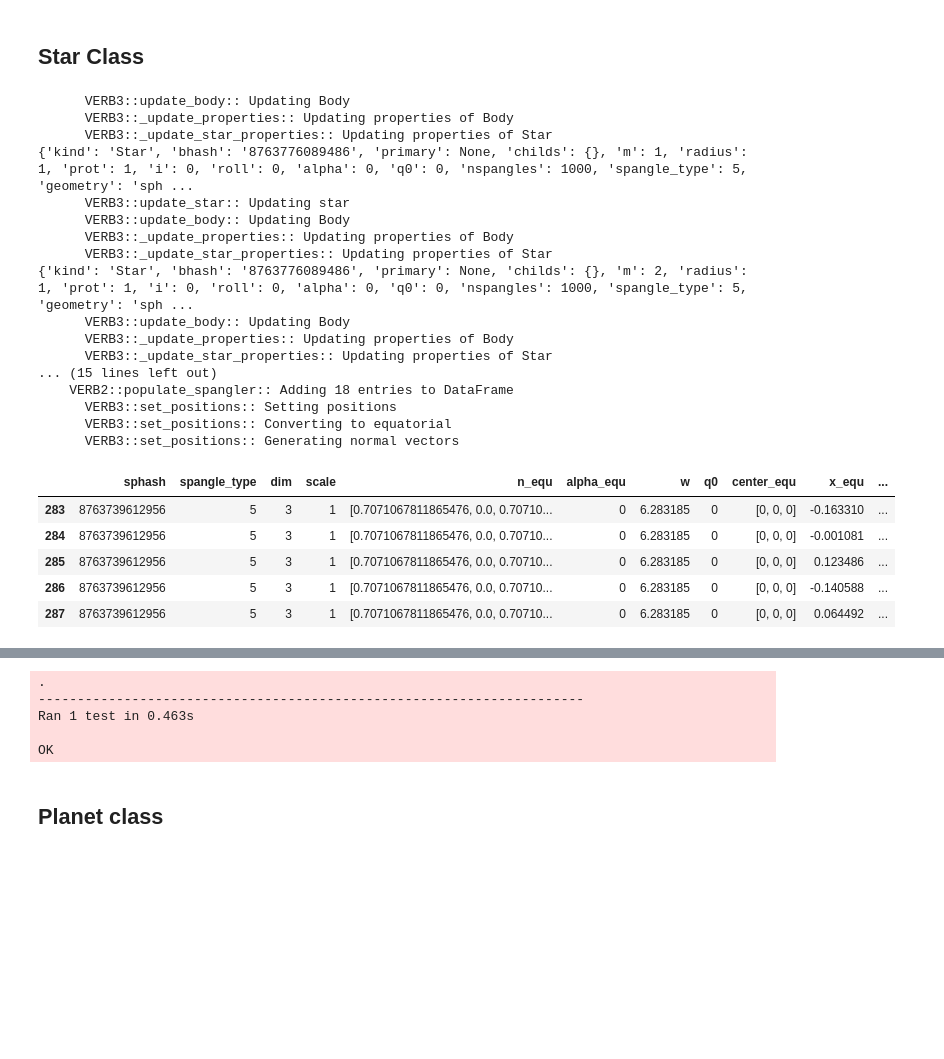
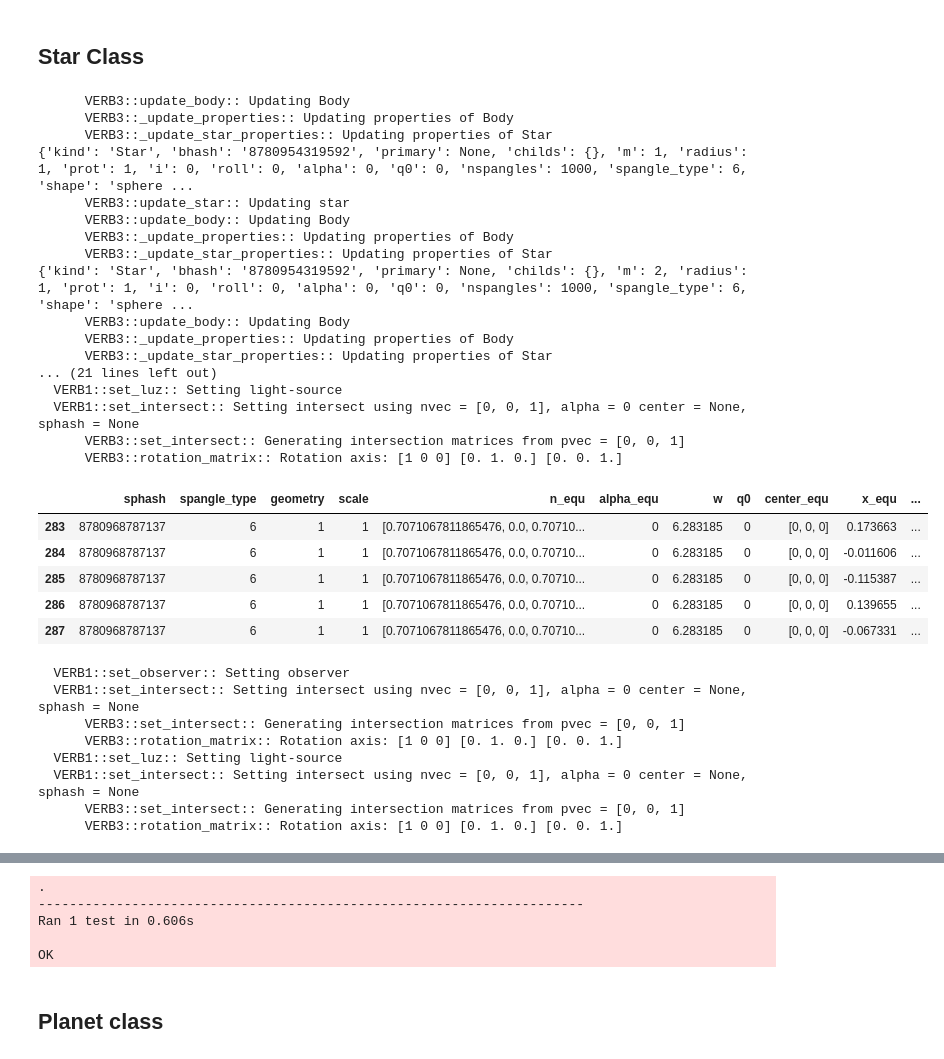
Before and after one commit to seap-udea/pryngles, a Jupyter notebook: dev/pryngles-body.ipynb, the cells around one changed output, grey strips where cells are left out. Drawn from its saved outputs; the diff is of its cells as text; code cells hidden in the pictures; blank space fills up the shorter version.

```diff
--- a/dev/pryngles-body.ipynb
+++ b/dev/pryngles-body.ipynb
@@ -136,8 +136,8 @@ BODY_DEFAULTS.update(odict(
 
     #Optics
     nspangles=1000,
-    spangle_type=SOLID_SPANGLE,
-    geometry="sphere",
+    spangle_type=SPANGLE_SOLID_ROCK,
+    shape="sphere",
     geometry_args=dict(),
     seed=0,
     preset=True,
@@ -288,14 +288,17 @@ def spangle_body(self):
 
     #Populate spangler
     self.sg.populate_spangler(
+        shape=self.shape,
+        spangle_type=self.spangle_type,
         scale=self.radius,
         seed=self.seed,
-        geometry=self.geometry,
-        spangle_type=self.spangle_type,
         preset=self.preset,
         **self.geometry_args,
     )
 
+    self.sg.set_observer()
+    self.sg.set_luz()
+
 Body.spangle_body=spangle_body
 # %%
 if IN_JUPYTER:
@@ -303,11 +306,9 @@ if IN_JUPYTER:
 
         Verbose.VERBOSITY=VERB_ALL
 
+        #Create body
         B=Body("Body",BODY_DEFAULTS,None,hash='B',m=2,c=2)
         B.spangle_body()
-
-        print_df(B.sg.data.tail())
-        B.sg.update_simple_state()
         B.sg.plot3d()
 
         Verbose.VERBOSITY=VERB_NONE
@@ -363,8 +358,8 @@ STAR_DEFAULTS.update(odict(
 
     #Optical properties: update
     limb_coeffs=[],
-    spangle_type=STELLAR_SPANGLE,
-    geometry="sphere",
+    spangle_type=SPANGLE_STELLAR,
+    shape="sphere",
 ))
 # %%
 BODY_KINDS+=["Star"]
@@ -465,54 +460,64 @@ if IN_JUPYTER:
                          [True]*1)
 
         S.update_star(m=2,limb_coeffs=[1,1])
         print(S)
 
         #Check exception: primary could not be different from None or Body
         self.assertRaises(AssertionError,lambda:Star(primary="Nada"))
 
         S=Star(nspangles=270,i=45*Consts.deg)
         S.spangle_body()
+
         print_df(S.sg.data.tail())
 
-        S.sg.update_simple_state()
+        S.sg.set_observer()
+        S.sg.set_luz()
         S.sg.plot3d()
 
         Verbose.VERBOSITY=VERB_NONE
 
     class Test(unittest.TestCase):pass
     Test.test_star=test_star
     unittest.main(argv=['first-arg-is-ignored'],exit=False)
 # %% [output]
       VERB3::update_body:: Updating Body
       VERB3::_update_properties:: Updating properties of Body
       VERB3::_update_star_properties:: Updating properties of Star
-{'kind': 'Star', 'bhash': '8763776089486', 'primary': None, 'childs': {}, 'm': 1, 'radius': 1, 'prot': 1, 'i': 0, 'roll': 0, 'alpha': 0, 'q0': 0, 'nspangles': 1000, 'spangle_type': 5, 'geometry': 'sph ...
+{'kind': 'Star', 'bhash': '8780954319592', 'primary': None, 'childs': {}, 'm': 1, 'radius': 1, 'prot': 1, 'i': 0, 'roll': 0, 'alpha': 0, 'q0': 0, 'nspangles': 1000, 'spangle_type': 6, 'shape': 'sphere ...
       VERB3::update_star:: Updating star
       VERB3::update_body:: Updating Body
       VERB3::_update_properties:: Updating properties of Body
       VERB3::_update_star_properties:: Updating properties of Star
-{'kind': 'Star', 'bhash': '8763776089486', 'primary': None, 'childs': {}, 'm': 2, 'radius': 1, 'prot': 1, 'i': 0, 'roll': 0, 'alpha': 0, 'q0': 0, 'nspangles': 1000, 'spangle_type': 5, 'geometry': 'sph ...
+{'kind': 'Star', 'bhash': '8780954319592', 'primary': None, 'childs': {}, 'm': 2, 'radius': 1, 'prot': 1, 'i': 0, 'roll': 0, 'alpha': 0, 'q0': 0, 'nspangles': 1000, 'spangle_type': 6, 'shape': 'sphere ...
       VERB3::update_body:: Updating Body
       VERB3::_update_properties:: Updating properties of Body
       VERB3::_update_star_properties:: Updating properties of Star
-... (15 lines left out)
-    VERB2::populate_spangler:: Adding 18 entries to DataFrame
-      VERB3::set_positions:: Setting positions
-      VERB3::set_positions:: Converting to equatorial
-      VERB3::set_positions:: Generating normal vectors
+... (21 lines left out)
+  VERB1::set_luz:: Setting light-source
+  VERB1::set_intersect:: Setting intersect using nvec = [0, 0, 1], alpha = 0 center = None, sphash = None
+      VERB3::set_intersect:: Generating intersection matrices from pvec = [0, 0, 1]
+      VERB3::rotation_matrix:: Rotation axis: [1 0 0] [0. 1. 0.] [0. 0. 1.]
-|  | sphash | spangle_type | dim | scale | n_equ | alpha_equ | w | q0 | center_equ | x_equ | ... |
-| 283 | 8763739612956 | 5 | 3 | 1 | [0.7071067811865476, 0.0, 0.70710... | 0 | 6.283185 | 0 | [0, 0, 0] | -0.163310 | ... |
-| 284 | 8763739612956 | 5 | 3 | 1 | [0.7071067811865476, 0.0, 0.70710... | 0 | 6.283185 | 0 | [0, 0, 0] | -0.001081 | ... |
-| 285 | 8763739612956 | 5 | 3 | 1 | [0.7071067811865476, 0.0, 0.70710... | 0 | 6.283185 | 0 | [0, 0, 0] | 0.123486 | ... |
-| 286 | 8763739612956 | 5 | 3 | 1 | [0.7071067811865476, 0.0, 0.70710... | 0 | 6.283185 | 0 | [0, 0, 0] | -0.140588 | ... |
-| 287 | 8763739612956 | 5 | 3 | 1 | [0.7071067811865476, 0.0, 0.70710... | 0 | 6.283185 | 0 | [0, 0, 0] | 0.064492 | ... |
+|  | sphash | spangle_type | geometry | scale | n_equ | alpha_equ | w | q0 | center_equ | x_equ | ... |
+| 283 | 8780968787137 | 6 | 1 | 1 | [0.7071067811865476, 0.0, 0.70710... | 0 | 6.283185 | 0 | [0, 0, 0] | 0.173663 | ... |
+| 284 | 8780968787137 | 6 | 1 | 1 | [0.7071067811865476, 0.0, 0.70710... | 0 | 6.283185 | 0 | [0, 0, 0] | -0.011606 | ... |
+| 285 | 8780968787137 | 6 | 1 | 1 | [0.7071067811865476, 0.0, 0.70710... | 0 | 6.283185 | 0 | [0, 0, 0] | -0.115387 | ... |
+| 286 | 8780968787137 | 6 | 1 | 1 | [0.7071067811865476, 0.0, 0.70710... | 0 | 6.283185 | 0 | [0, 0, 0] | 0.139655 | ... |
+| 287 | 8780968787137 | 6 | 1 | 1 | [0.7071067811865476, 0.0, 0.70710... | 0 | 6.283185 | 0 | [0, 0, 0] | -0.067331 | ... |
+  VERB1::set_observer:: Setting observer
+  VERB1::set_intersect:: Setting intersect using nvec = [0, 0, 1], alpha = 0 center = None, sphash = None
+      VERB3::set_intersect:: Generating intersection matrices from pvec = [0, 0, 1]
+      VERB3::rotation_matrix:: Rotation axis: [1 0 0] [0. 1. 0.] [0. 0. 1.]
+  VERB1::set_luz:: Setting light-source
+  VERB1::set_intersect:: Setting intersect using nvec = [0, 0, 1], alpha = 0 center = None, sphash = None
+      VERB3::set_intersect:: Generating intersection matrices from pvec = [0, 0, 1]
+      VERB3::rotation_matrix:: Rotation axis: [1 0 0] [0. 1. 0.] [0. 0. 1.]
 [interactive output not drawn]
 [interactive output not drawn]
-.
-----------------------------------------------------------------------
-Ran 1 test in 0.463s
-
-OK
+.
+----------------------------------------------------------------------
+Ran 1 test in 0.606s
+
+OK
 # %% [markdown]
 ## Planet class
 # %%
```
Also changed, not shown: parts of 6 cells of this notebook, 6 other files.
